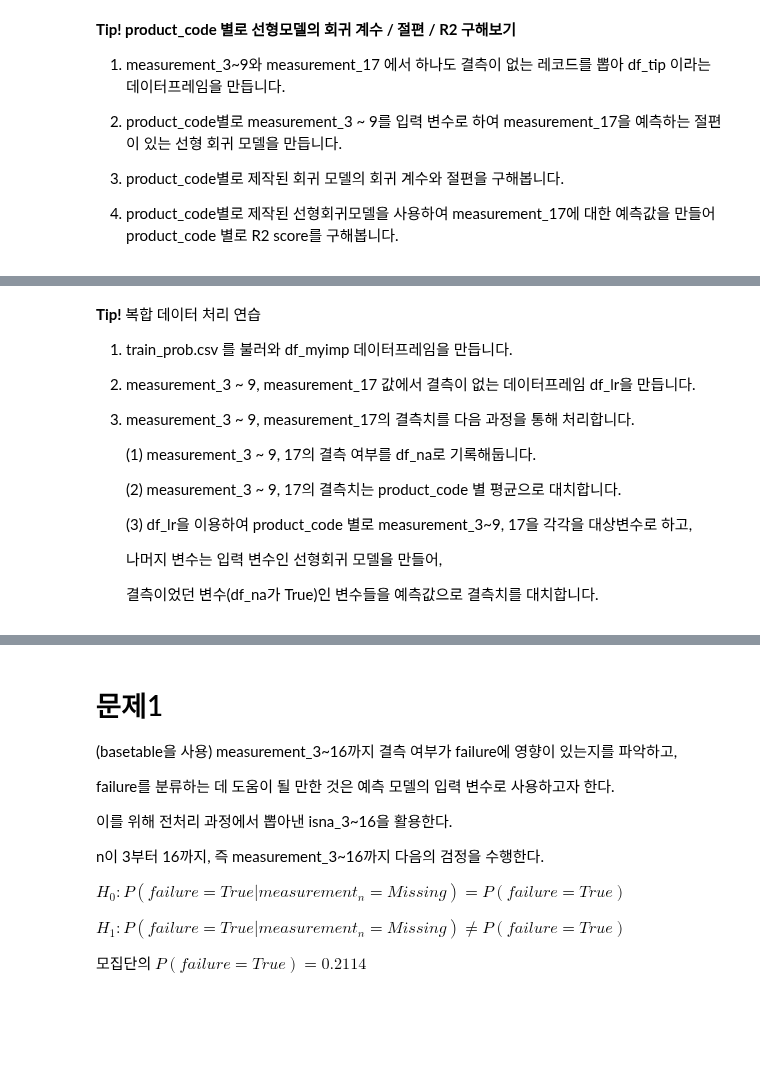
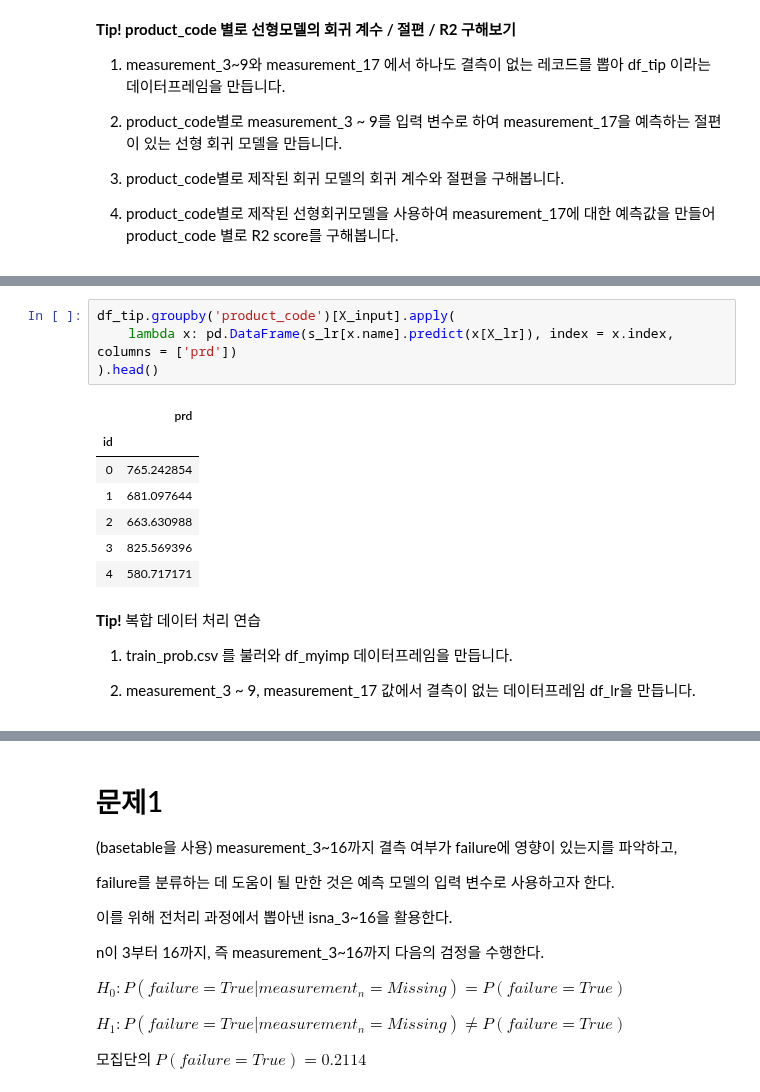
Before and after one commit to sunkusun9/DS_Lv3_2505_2, a Jupyter notebook: sec_ds_lv3_prob1_prob.ipynb, the cells around one changed output, grey strips where cells are left out. Cells and saved outputs as stored; diff of their text form; blank space fills up the shorter version.

```diff
--- a/sec_ds_lv3_prob1_prob.ipynb
+++ b/sec_ds_lv3_prob1_prob.ipynb
@@ -293,18 +329,18 @@ df_basetable[['measurement_{}'.format(i) for i in range(3, 18)]].agg(['mean', 's
+# %%
+df_tip.groupby('product_code')[X_input].apply(
+    lambda x: pd.DataFrame(s_lr[x.name].predict(x[X_lr]), index = x.index, columns = ['prd'])
+).head()
+# %% [output]
+|  | prd |
+| id |  |
+| 0 | 765.242854 |
+| 1 | 681.097644 |
+| 2 | 663.630988 |
+| 3 | 825.569396 |
+| 4 | 580.717171 |
 # %% [markdown]
 **Tip!** 복합 데이터 처리 연습
 
 1. train_prob.csv 를 불러와 df_myimp 데이터프레임을 만듭니다.
 
 2. measurement_3 ~ 9, measurement_17 값에서 결측이 없는 데이터프레임 df_lr을 만듭니다.
-
-3. measurement_3 ~ 9, measurement_17의 결측치를 다음 과정을 통해 처리합니다.
-
-    (1) measurement_3 ~ 9, 17의 결측 여부를 df_na로 기록해둡니다.
-
-    (2) measurement_3 ~ 9, 17의 결측치는 product_code 별 평균으로 대치합니다.
-
-    (3) df_lr을 이용하여 product_code 별로 measurement_3~9, 17을 각각을 대상변수로 하고,
-
-     나머지 변수는 입력 변수인 선형회귀 모델을 만들어,
-
-     결측이었던 변수(df_na가 True)인 변수들을 예측값으로 결측치를 대치합니다.
```
Also changed, not shown: parts of 19 cells of this notebook.
